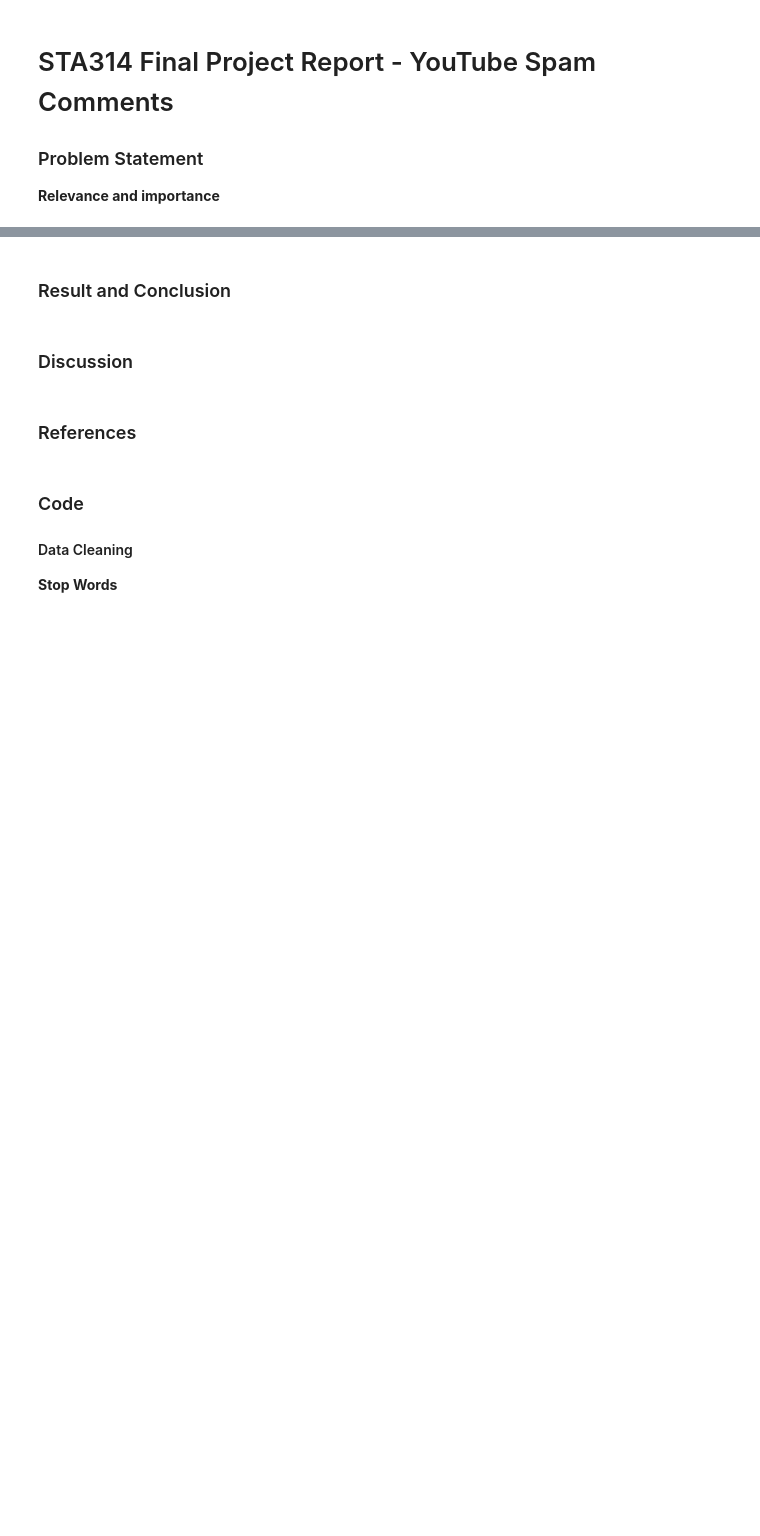
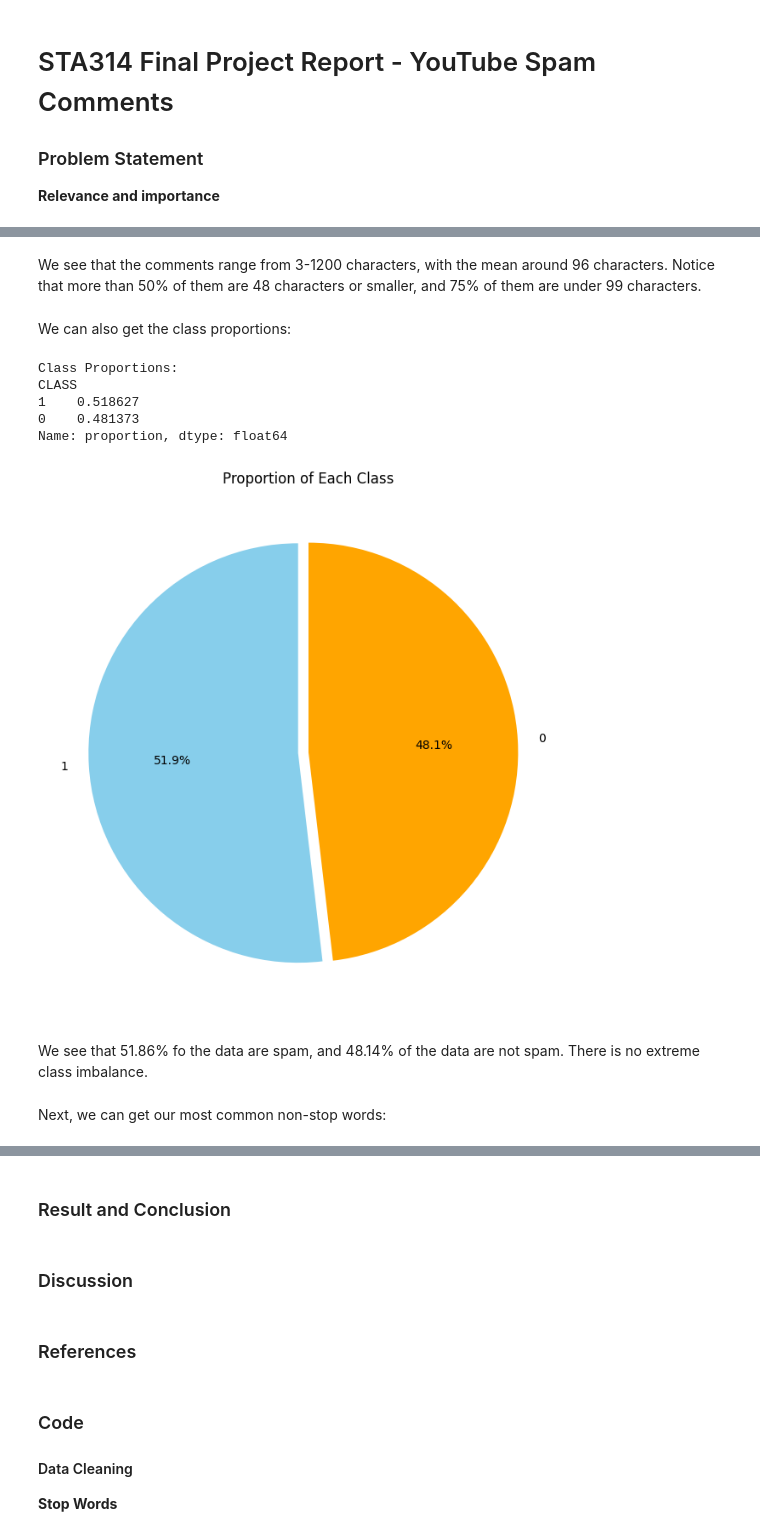
Before and after one commit to schandrachary/STA314, a Jupyter notebook: Report/report.ipynb, the cells around one changed output, grey strips where cells are left out. Cells and saved outputs as stored; diff of their text form; code cells hidden in the pictures; blank space fills up the shorter version.

Commit message:
added data processing section to report

```diff
--- a/Report/report.ipynb
+++ b/Report/report.ipynb
@@ -6,0 +73,35 @@
+# %% [markdown]
+We see that the comments range from 3-1200 characters, with the mean around 96 characters. Notice that more than 50% of them are 48 characters or smaller, and 75% of them are under 99 characters.
+# %% [markdown]
+We can also get the class proportions:
+# %%
+class_proportions = df['CLASS'].value_counts(normalize=True)
+
+# Display the proportions
+print("Class Proportions:")
+print(class_proportions)
+
+# Plot the proportions
+plt.figure(figsize=(8, 8))
+class_proportions.plot(
+    kind='pie',
+    autopct='%1.1f%%',
+    startangle=90,
+    colors=['skyblue', 'orange'],
+    labels=class_proportions.index,
+    explode=[0.05, 0]  # Slightly separate one slice for emphasis
+)
+plt.title('Proportion of Each Class')
+plt.ylabel('')  # Remove the y-label for better appearance
+plt.show()
+# %% [output]
+Class Proportions:
+CLASS
+1    0.518627
+0    0.481373
+Name: proportion, dtype: float64
+[figure, added]
+# %% [markdown]
+We see that 51.86% fo the data are spam, and 48.14% of the data are not spam. There is no extreme class imbalance.
+# %% [markdown]
+Next, we can get our most common non-stop words:
```
Also changed, not shown: parts of 25 cells of this notebook.
